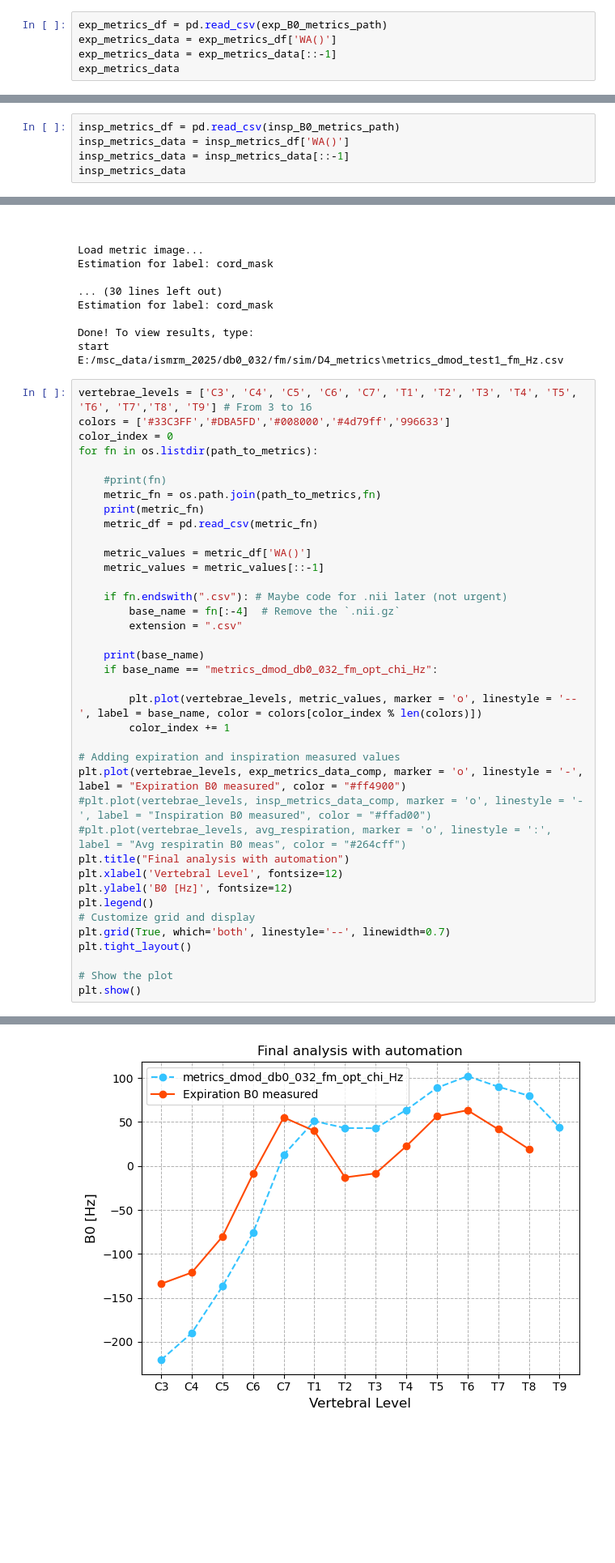
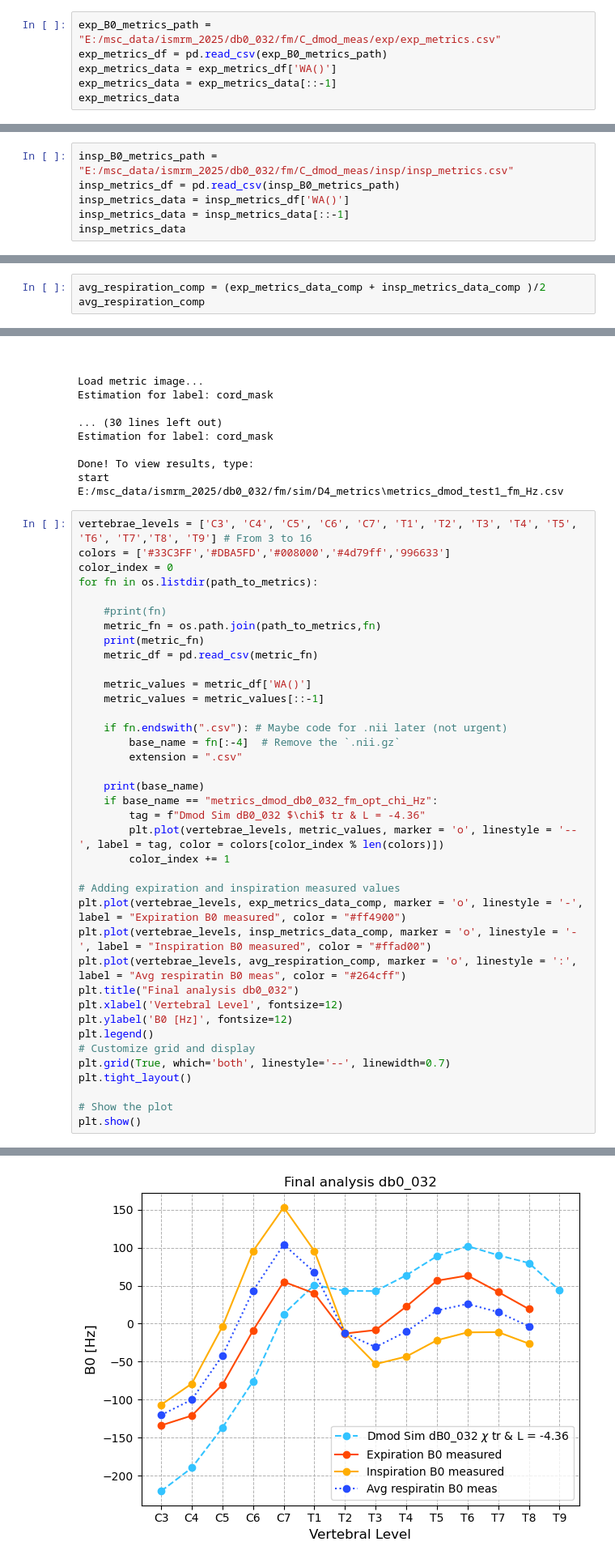
Before and after one commit to sriosq/Image-processing-strategies, a Jupyter notebook: compare_fieldmap/db0_03X_automation.ipynb, the cells around one changed output, grey strips where cells are left out. Shown at 81% size. Saved outputs shown, nothing was run; the diff lists cells and outputs as text; blank space fills up the shorter version.

Commit message:
Weekly push
Updating code changes, everything working.
Working on qsm tests with cropped images, lot of memory consuption

```diff
--- a/compare_fieldmap/db0_03X_automation.ipynb
+++ b/compare_fieldmap/db0_03X_automation.ipynb
@@ -63,6 +63,7 @@ Estimation for label: cord_mask
 Done! To view results, type:
 start E:/msc_data/ismrm_2025/db0_032/fm/C_dmod_meas/exp/exp_metrics.csv
 # %%
+exp_B0_metrics_path =  "E:/msc_data/ismrm_2025/db0_032/fm/C_dmod_meas/exp/exp_metrics.csv"
 exp_metrics_df = pd.read_csv(exp_B0_metrics_path)
 exp_metrics_data = exp_metrics_df['WA()']
 exp_metrics_data = exp_metrics_data[::-1]
@@ -147,6 +148,7 @@ Estimation for label: cord_mask
 Done! To view results, type:
 start E:/msc_data/ismrm_2025/db0_032/fm/C_dmod_meas/insp/insp_metrics.csv
 # %%
+insp_B0_metrics_path = "E:/msc_data/ismrm_2025/db0_032/fm/C_dmod_meas/insp/insp_metrics.csv"
 insp_metrics_df = pd.read_csv(insp_B0_metrics_path)
 insp_metrics_data = insp_metrics_df['WA()']
 insp_metrics_data = insp_metrics_data[::-1]
@@ -209,0 +211,3 @@ dtype: object
+# %%
+avg_respiration_comp = (exp_metrics_data_comp + insp_metrics_data_comp )/2
+avg_respiration_comp
@@ -317,36 +340,36 @@ for fn in os.listdir(path_to_metrics):
 
     metric_values = metric_df['WA()']
     metric_values = metric_values[::-1]
 
     if fn.endswith(".csv"): # Maybe code for .nii later (not urgent)
         base_name = fn[:-4]  # Remove the `.nii.gz`
         extension = ".csv"
 
     print(base_name)
     if base_name == "metrics_dmod_db0_032_fm_opt_chi_Hz":
-
-        plt.plot(vertebrae_levels, metric_values, marker = 'o', linestyle = '--', label = base_name, color = colors[color_index % len(colors)])
+        tag = f"Dmod Sim dB0_032 $\chi$ tr & L = -4.36"
+        plt.plot(vertebrae_levels, metric_values, marker = 'o', linestyle = '--', label = tag, color = colors[color_index % len(colors)])
         color_index += 1
 
 # Adding expiration and inspiration measured values
 plt.plot(vertebrae_levels, exp_metrics_data_comp, marker = 'o', linestyle = '-', label = "Expiration B0 measured", color = "#ff4900")
-#plt.plot(vertebrae_levels, insp_metrics_data_comp, marker = 'o', linestyle = '-', label = "Inspiration B0 measured", color = "#ffad00")
-#plt.plot(vertebrae_levels, avg_respiration, marker = 'o', linestyle = ':', label = "Avg respiratin B0 meas", color = "#264cff")
-plt.title("Final analysis with automation")
+plt.plot(vertebrae_levels, insp_metrics_data_comp, marker = 'o', linestyle = '-', label = "Inspiration B0 measured", color = "#ffad00")
+plt.plot(vertebrae_levels, avg_respiration_comp, marker = 'o', linestyle = ':', label = "Avg respiratin B0 meas", color = "#264cff")
+plt.title("Final analysis db0_032")
 plt.xlabel('Vertebral Level', fontsize=12)
 plt.ylabel('B0 [Hz]', fontsize=12)
 plt.legend()
 # Customize grid and display
 plt.grid(True, which='both', linestyle='--', linewidth=0.7)
 plt.tight_layout()
 
 # Show the plot
 plt.show()
 # %% [output]
 E:/msc_data/ismrm_2025/db0_032/fm/sim/D4_metrics\metrics_dmod_db0_032_fm_Hz.csv
 metrics_dmod_db0_032_fm_Hz
 E:/msc_data/ismrm_2025/db0_032/fm/sim/D4_metrics\metrics_dmod_db0_032_fm_opt_chi_Hz.csv
 metrics_dmod_db0_032_fm_opt_chi_Hz
 E:/msc_data/ismrm_2025/db0_032/fm/sim/D4_metrics\metrics_dmod_test1_fm_Hz.csv
 metrics_dmod_test1_fm_Hz
-[figure, old version]
+[figure, new version]
```
Also changed, not shown: parts of 3 cells of this notebook, 3 other files.
